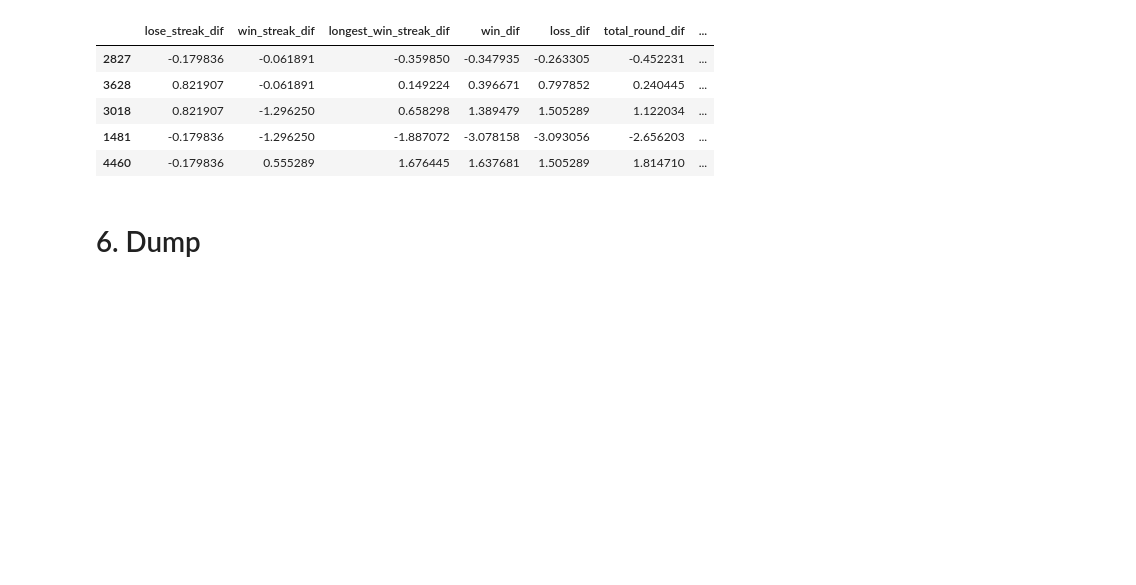
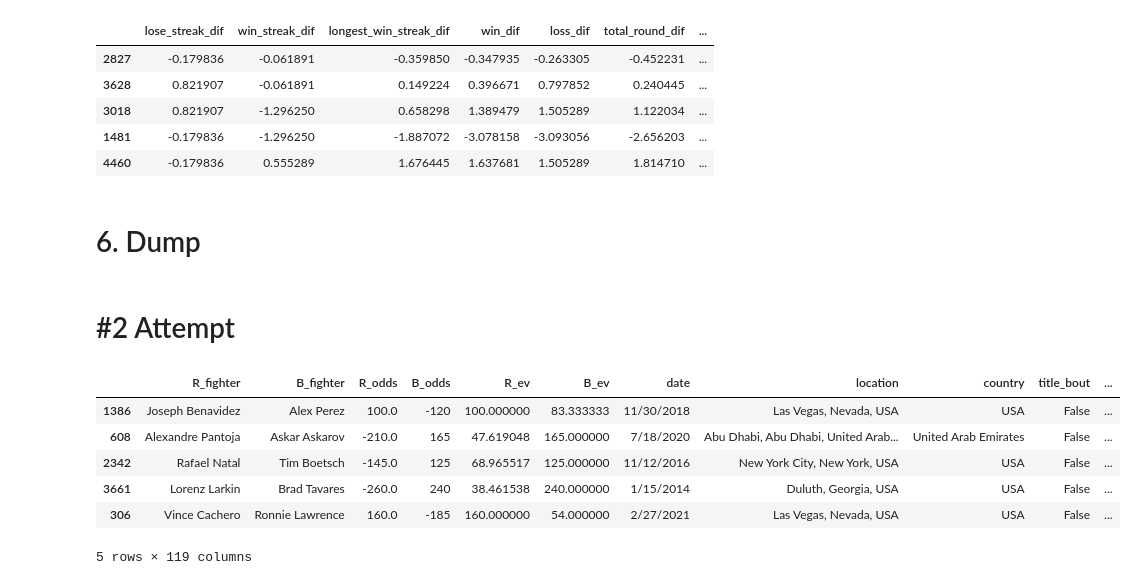
Before and after one commit to luthfanfawwaz/UFC-Winner-Binary-Classification, a Jupyter notebook: data_prepocessing.ipynb, the cells around one changed output. Cells and saved outputs as stored; diff of their text form; code cells hidden in the pictures; blank space fills up the shorter version.

```diff
--- a/data_prepocessing.ipynb
+++ b/data_prepocessing.ipynb
@@ -165,3 +172,18 @@ utils.pickle_dump(test_set_scaled[preds], config["test_set_modelready_path"][0])
 utils.pickle_dump(test_set_scaled[target], config["test_set_modelready_path"][1])
 
 utils.pickle_dump(scaler, config["scaler_path"])
+# %% [markdown]
+# \#2 Attempt
+# %%
+# First let's load our dataset afresh
+train_set, valid_set, test_set = load_dataset(config)
+# %%
+train_set.head()
+# %% [output]
+|  | R_fighter | B_fighter | R_odds | B_odds | R_ev | B_ev | date | location | country | title_bout | ... |
+| 1386 | Joseph Benavidez | Alex Perez | 100.0 | -120 | 100.000000 | 83.333333 | 11/30/2018 | Las Vegas, Nevada, USA | USA | False | ... |
+| 608 | Alexandre Pantoja | Askar Askarov | -210.0 | 165 | 47.619048 | 165.000000 | 7/18/2020 | Abu Dhabi, Abu Dhabi, United Arab... | United Arab Emirates | False | ... |
+| 2342 | Rafael Natal | Tim Boetsch | -145.0 | 125 | 68.965517 | 125.000000 | 11/12/2016 | New York City, New York, USA | USA | False | ... |
+| 3661 | Lorenz Larkin | Brad Tavares | -260.0 | 240 | 38.461538 | 240.000000 | 1/15/2014 | Duluth, Georgia, USA | USA | False | ... |
+| 306 | Vince Cachero | Ronnie Lawrence | 160.0 | -185 | 160.000000 | 54.000000 | 2/27/2021 | Las Vegas, Nevada, USA | USA | False | ... |
+5 rows × 119 columns
```
Also changed, not shown: parts of 55 cells of this notebook, 29 other files.
